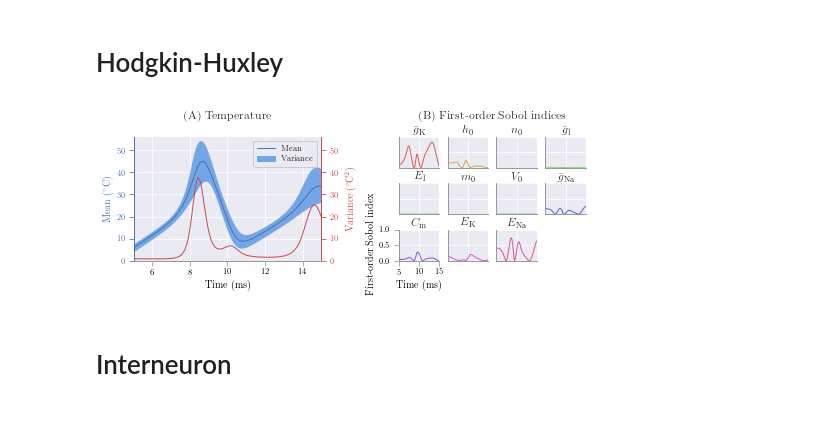
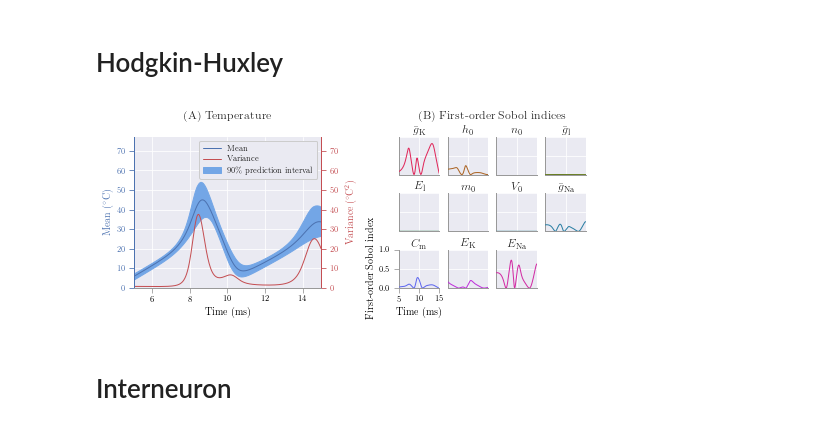
Before and after one commit to simetenn/uncertainpy, a Jupyter notebook: examples/article_plots/figures.ipynb, the cells around one changed output. Cells and saved outputs as stored; diff of their text form; code cells hidden in the pictures.

Commit message:
updated  plot

```diff
--- a/examples/article_plots/figures.ipynb
+++ b/examples/article_plots/figures.ipynb
@@ -155,7 +154,7 @@ xlabel, ylabel = labels
 
 titlepad = 18
 
-fig = plt.figure(figsize=figsize)
+fig = plt.figure(figsize=(figure_width, figure_width*0.45))
 outer = gridspec.GridSpec(1, 2, wspace=0.4)
 
 inner = gridspec.GridSpecFromSubplotSpec(1, 1,
@@ -190,8 +189,8 @@ ax2.set_ylabel(r"Variance ($^\circ\mathrm{C}^2$)", color=colors[2], fontsize=lab
 ax2.spines["right"].set_visible(True)
 ax2.spines["right"].set_edgecolor(colors[2])
 
-ax2.set_ylim([0, max(percentile_95) + 2])
-ax.set_ylim([0, max(percentile_95) + 2])
+ax2.set_ylim([0, max(percentile_95) + 23])
+ax.set_ylim([0, max(percentile_95) + 23])
 
 ax2.plot(time, variance, color=colors[2], linewidth=linewidth)
 
@@ -203,7 +202,7 @@ ax.fill_between(time,
 
 
 # Dummy plot to create a label
-prettyPlot([-10], [10], color=2, ax=axes[0], palette="deep", linewidth=linewidth)
+prettyPlot([-10], [10], color=2, ax=ax, palette="deep", linewidth=linewidth)
 ax.legend(["Mean", "Variance", "90\% prediction interval"], fontsize=fontsize)
 
 ax.tick_params(axis="y", color=colors[0], labelcolor=colors[0], labelsize=fontsize)
@@ -257,37 +256,37 @@ for i in range(nr_plots):
                color=i,
                nr_colors=nr_plots,
                ax=ax,
-               palette="hls",
+               palette=sns.husl_palette(11, l=.5),
                linewidth=linewidth)
     ax.set_title(title, fontsize=titlesize)
 
 
     if i != 8:
         spines_color(ax, edges={"top": "None", "right": "None"})
         ax.tick_params(axis="both",
                        top=False, bottom=False, left=False, right=False,
                        labelbottom=False, labelleft=False)
 
     else:
         ax.set_xlabel(xlabel, fontsize=labelsize)
         ax.set_ylabel("First-order Sobol index",
                       fontsize=labelsize,
                       horizontalalignment="center")
 
 
     ax.set_ylim([-0.0, 1.0])
     ax.set_xlim([min(time), max(time)])
     ax.tick_params(labelsize=fontsize)
     ax.set_yticks([0, 0.5, 1])
 
     fig.add_subplot(ax)
 
 
 outer.tight_layout(fig)
 plt.savefig("figures/hh.eps")
 plt.show()
 # %% [output]
-[figure, old version]
+[figure, new version]
 # %% [markdown]
 # Interneuron
 # %%
```
Also changed, not shown: parts of 6 cells of this notebook, 21 other files.
